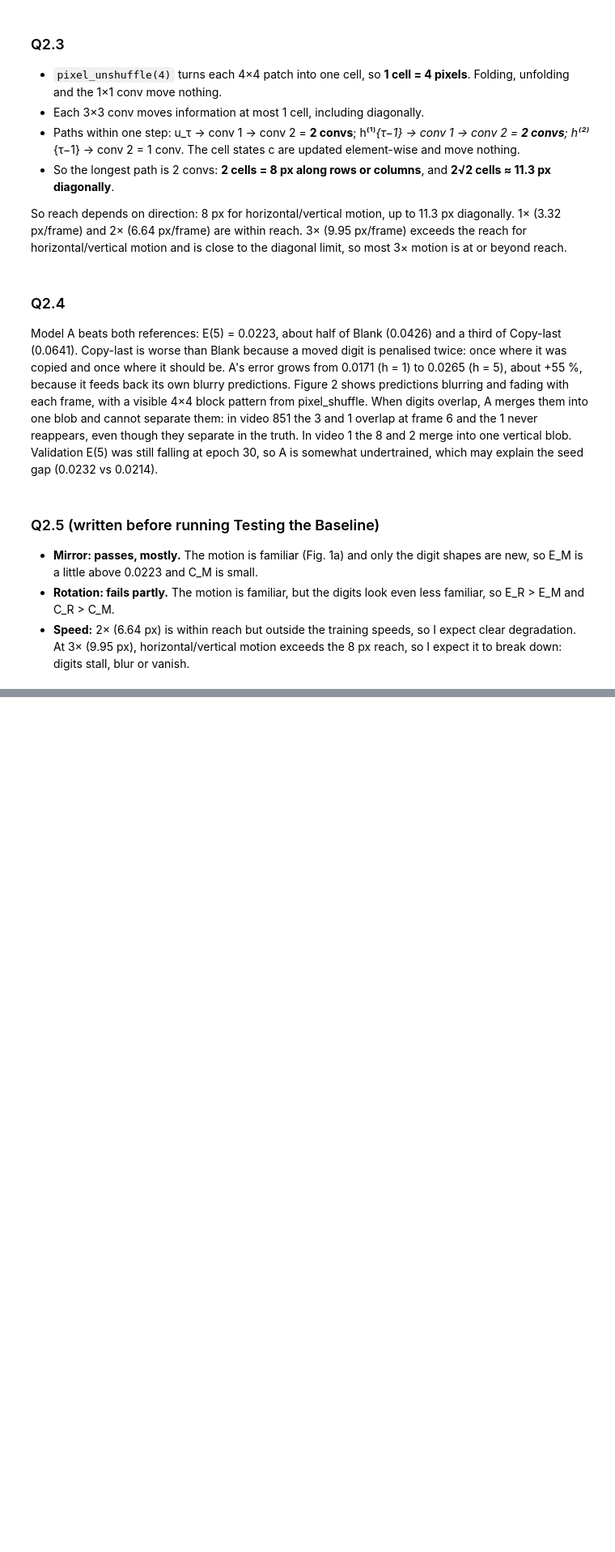
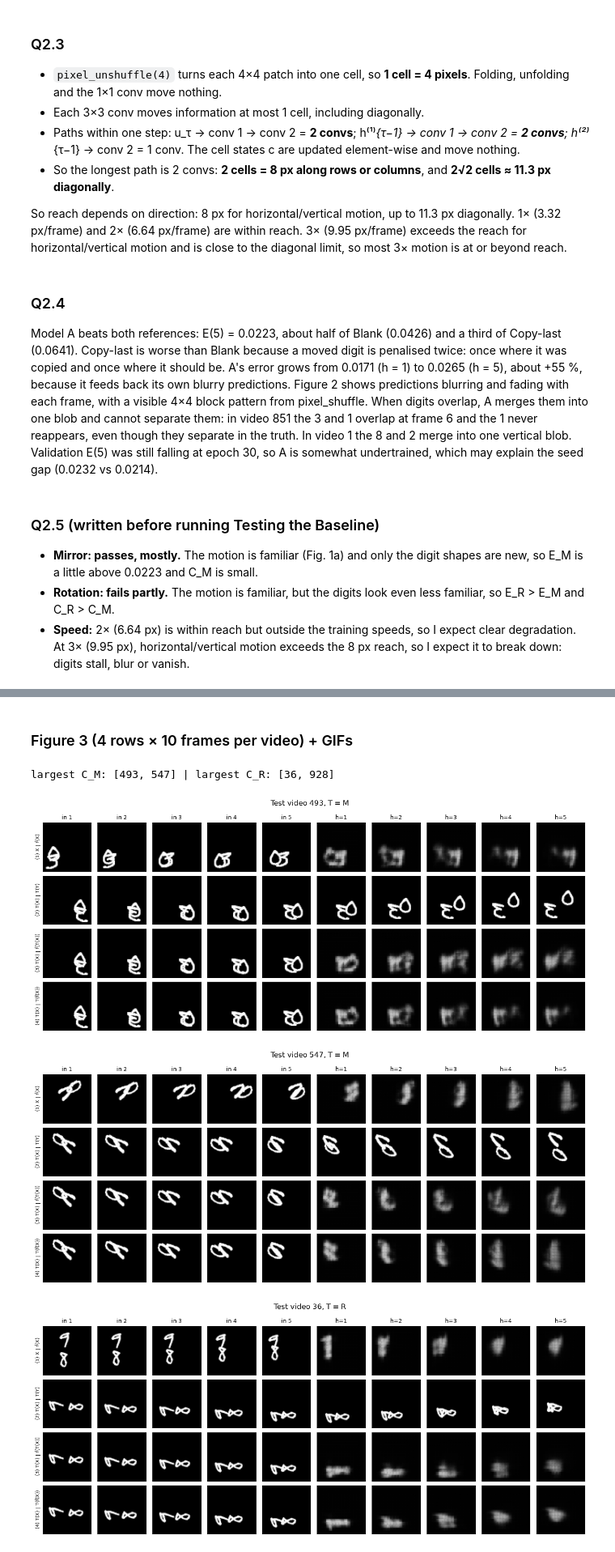
Before and after one commit to Ahmad-Gill/LUMS-Academics, a Jupyter notebook: Third Semester/Deep Learning For Time Space Grsph/Assignments/Assignment 2/Question2/25280065_Question_2.ipynb, the cells around one changed output, grey strips where cells are left out. Shown at 81% size. Drawn from its saved outputs; the diff is of its cells as text; code cells hidden in the pictures; blank space fills up the shorter version.

```diff
--- a/Third Semester/Deep Learning For Time Space Grsph/Assignments/Assignment 2/Question2/25280065_Question_2.ipynb
+++ b/Third Semester/Deep Learning For Time Space Grsph/Assignments/Assignment 2/Question2/25280065_Question_2.ipynb
@@ -601,0 +612,15 @@ models_A = {s: load(ModelA, "A", s) for s in [0, 1]}
+# %%
+predictors = {"A_s0": models_A[0], "A_s1": models_A[1], "Blank": blank, "Copy-last": copy_last}
+res = {}
+for name, f in predictors.items():
+    CM, EM = eval_CE(f, mirror_T)
+    CR, ER = eval_CE(f, rotate_T)
+    res[name] = {"E5": eval_mse(f).mean().item(), "CM": CM, "EM": EM, "CR": CR, "ER": ER}
+
+cols = ["E5", "CM", "EM", "CR", "ER"]
+val = lambda name, c: res[name][c] if c == "E5" else res[name][c].mean().item()
+
+rows = [["A"] + [fmt_seeds(val("A_s0", c), val("A_s1", c)) for c in cols]]
+rows += [[n] + [fmt(val(n, c)) for c in cols] for n in ["Blank", "Copy-last"]]
+table3 = pd.DataFrame(rows, columns=["Model", "E(5)", "C_M", "E_M", "C_R", "E_R"])
+table3
@@ -601,0 +632,51 @@ models_A = {s: load(ModelA, "A", s) for s in [0, 1]}
+# %% [markdown]
+### Figure 3 (4 rows × 10 frames per video) + GIFs
+# %%
+from matplotlib.animation import FuncAnimation, PillowWriter
+os.makedirs("figures/gifs", exist_ok=True)
+
+def four_rows(f, v, T):
+    X, Y = get_window(to_float(test_u8[v:v+1].to(device)), 1, 1)
+    with torch.no_grad():
+        fX, fTX = f(X), f(T(X))
+    rows = [(X, fX, "X | f(X)"), (T(X), T(Y), "T(X) | T(Y)"),
+            (T(X), fTX, "T(X) | f(T(X))"), (T(X), T(fX), "T(X) | T(f(X))")]
+    return [(torch.cat([a, b], 1)[0, :, 0].cpu(), name) for a, b, name in rows]   # each (10, 64, 64)
+
+def plot_panel(f, v, T, Tname, fname):
+    rows = four_rows(f, v, T)
+    fig, ax = plt.subplots(4, 10, figsize=(13, 5.6))
+    for r, (frames, name) in enumerate(rows):
+        for c in range(10):
+            ax[r, c].imshow(frames[c], cmap="gray", vmin=0, vmax=1)
+            ax[r, c].set_xticks([]); ax[r, c].set_yticks([])
+            if r == 0: ax[r, c].set_title(f"in {c+1}" if c < 5 else f"h={c-4}", fontsize=9)
+        ax[r, 0].set_ylabel(f"({r+1}) {name}", fontsize=8)
+    fig.suptitle(f"Test video {v}, T = {Tname}")
+    plt.tight_layout(); plt.savefig(fname, dpi=120); plt.show()
+
+def save_gif(f, v, T, Tname, fname):
+    rows = four_rows(f, v, T)
+    fig, ax = plt.subplots(4, 1, figsize=(2.2, 8))
+    ims = [ax[r].imshow(rows[r][0][5], cmap="gray", vmin=0, vmax=1) for r in range(4)]
+    for r in range(4):
+        ax[r].set_title(f"({r+1}) {rows[r][1]}", fontsize=7); ax[r].axis("off")
+    def update(h):
+        for r in range(4): ims[r].set_data(rows[r][0][5 + h])
+        fig.suptitle(f"video {v}, {Tname}, h={h+1}", fontsize=8)
+    FuncAnimation(fig, update, frames=5).save(fname, writer=PillowWriter(fps=1))
+    plt.close(fig)
+
+top_M = res["A_s0"]["CM"].argsort(descending=True)[:2].tolist()
+top_R = res["A_s0"]["CR"].argsort(descending=True)[:2].tolist()
+print("largest C_M:", top_M, "| largest C_R:", top_R)
+
+for T, Tname, vids in [(mirror_T, "M", top_M), (rotate_T, "R", top_R)]:
+    for v in vids:
+        plot_panel(models_A[0], v, T, Tname, f"figures/fig3_{Tname}_{v}.png")
+        save_gif(models_A[0], v, T, Tname, f"figures/gifs/fig3_{Tname}_{v}.gif")
+# %% [output]
+largest C_M: [493, 547] | largest C_R: [36, 928]
+[figure, added]
+[figure, added]
+[figure, added]
```
Also changed, not shown: parts of 15 cells of this notebook, 12 other files.
